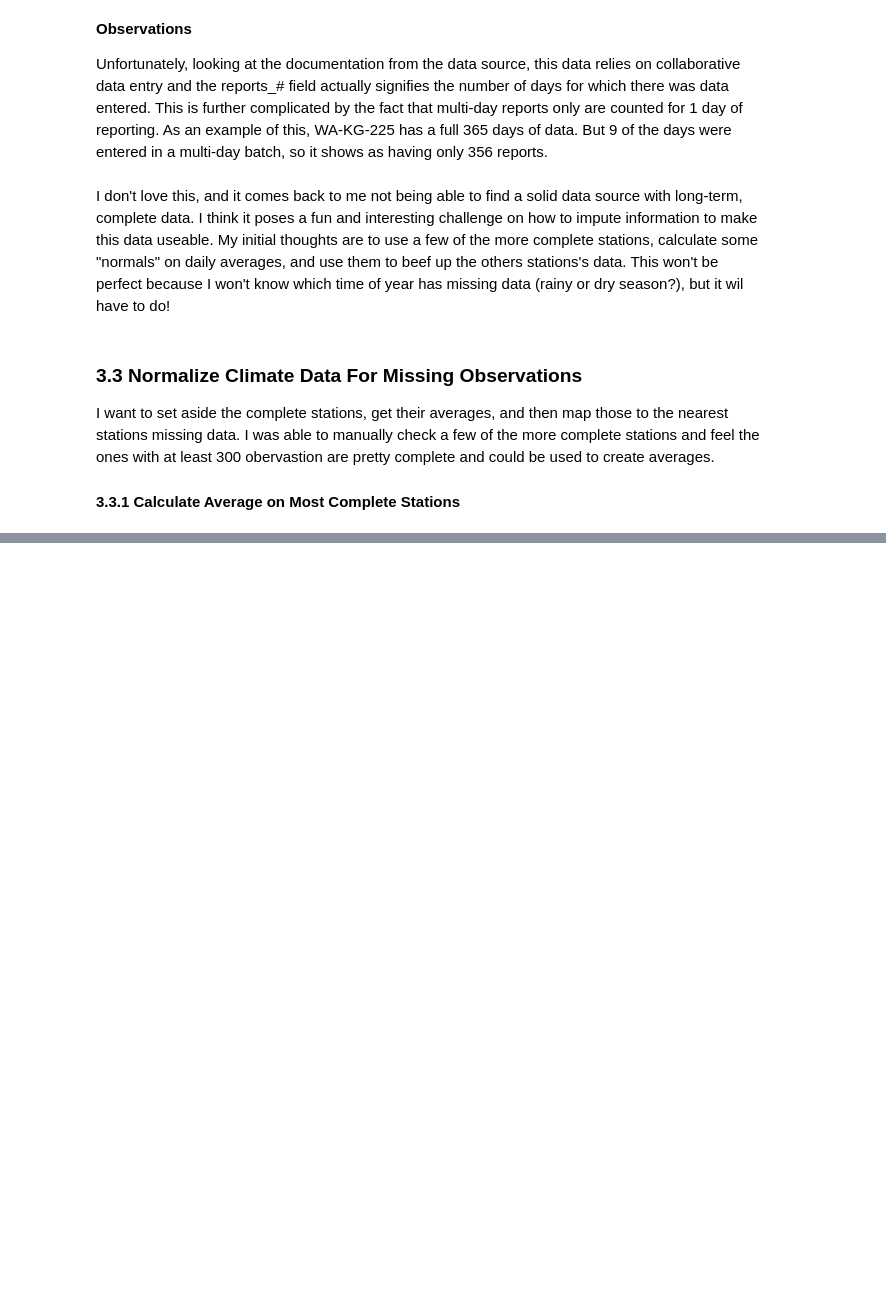
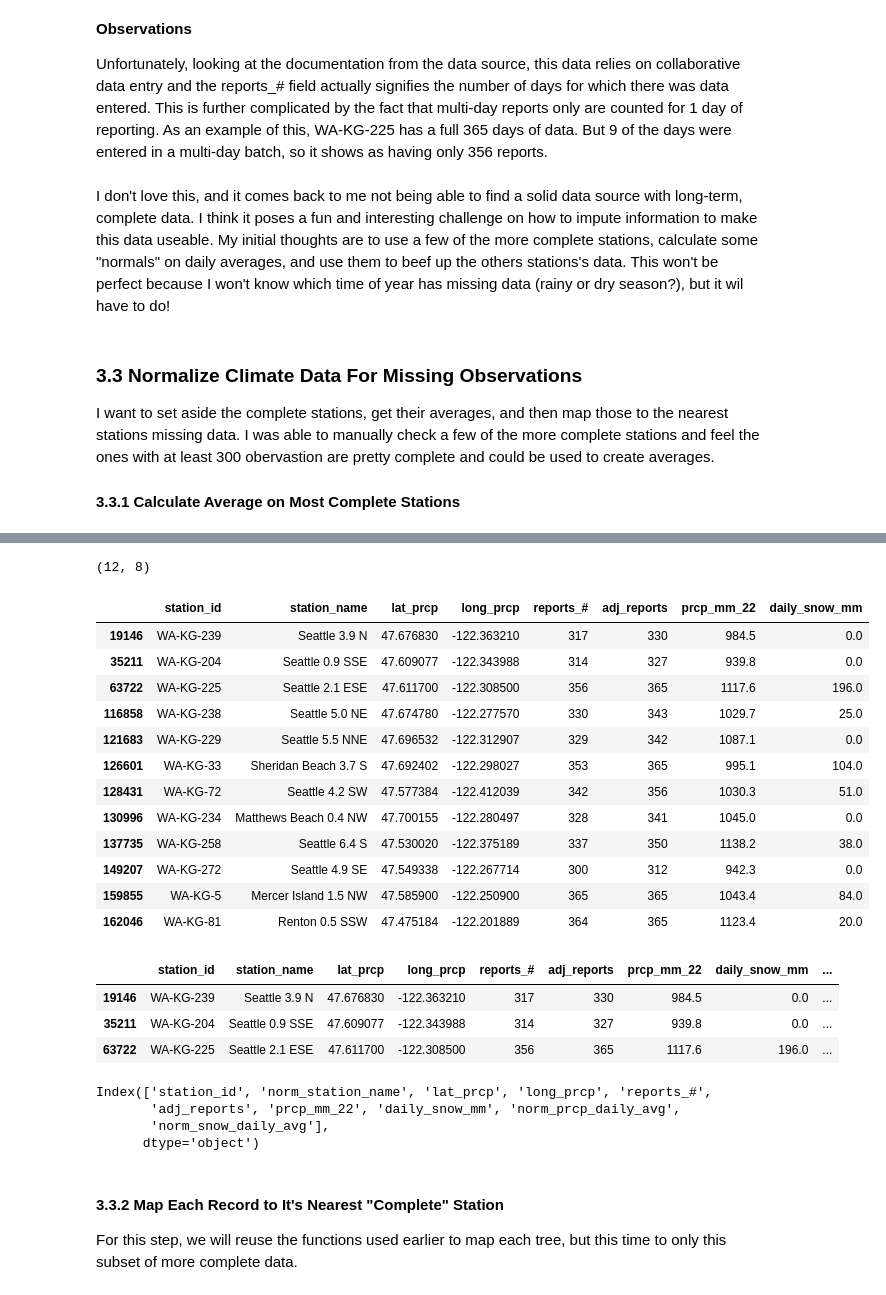
Before and after one commit to BrettlyCD/seattle-trees-project, a Jupyter notebook: notebooks/02_exploratory_data_analysis.ipynb, the cells around one changed output, grey strips where cells are left out. Saved outputs shown, nothing was run; the diff lists cells and outputs as text; code cells hidden in the pictures; blank space fills up the shorter version.

```diff
--- a/notebooks/02_exploratory_data_analysis.ipynb
+++ b/notebooks/02_exploratory_data_analysis.ipynb
@@ -199,21 +199,21 @@ def dist_b_points(lat1, long1, lat2, long2):
     km = 6371* c
     return km
 # %%
-def flag_nearest(lat, long):
+def flag_nearest(lat, long, df2):
     """
     Label the closest weather station using the results of the dist_b_points function.
     I want to research and test this more. It seems weird to me that we specify the fields and df in the function, rather than use dynamic inputs.
     Credit https://medium.com/analytics-vidhya/finding-nearest-pair-of-latitude-and-longitude-match-using-python-ce50d62af546
     """
-    distances = prcp_22.apply(
+    distances = df2.apply(
         lambda row: dist_b_points(lat, long, row['lat_prcp'], row['long_prcp']), axis = 1)
-    return prcp_22.loc[distances.idxmin(), 'station_id']
+    return df2.loc[distances.idxmin(), 'station_id']
 # %% [markdown]
 ##### 3.1.4 Map the Nearest Station to Each Tree Record
 # %%
 #Using my defined functions to add a field to my trees_data df which will list the ID for the nearest weather station.
 trees_data['nearest_station'] = trees_data.apply(
-    lambda row: flag_nearest(row['lat_trees'], row['long_trees']), axis=1)
+    lambda row: flag_nearest(row['lat_trees'], row['long_trees'],prcp_22), axis=1)
 # %%
 #explore results
 trees_data['nearest_station'].value_counts()
@@ -568,3 +568,14 @@ I don't love this, and it comes back to me not being able to find a solid data s
 I want to set aside the complete stations, get their averages, and then map those to the nearest stations missing data. I was able to manually check a few of the more complete stations and feel the ones with at least 300 obervastion are pretty complete and could be used to create averages.
 
 #### 3.3.1 Calculate Average on Most Complete Stations
+# %%
+#We need to estimate how many reports aren't counted due to having multi-day reporting. We'll assume 4% of days were multi-day reports, so we'll need a conditional statement to add days to the denominator.
+#This 4% is an esimate based on looking at a few of the station's daily details.
+
+trees_climate['adj_reports'] = round(trees_climate['reports_#']*1.04,0).astype(int) #create a field with reports *1.05 for my 5% adj factor
+trees_climate['max_reports'] = 365 #create a field with the max possible days to then choose the proper adjusted days
+trees_climate['adj_reports'] = trees_climate[['adj_reports','max_reports']].min(axis=1) #update adj_reports to be the lessor of 105% adj or 365 max
+trees_climate.drop(columns=['max_reports'],inplace=True) #drop the now unecessary max column
+
+#let's check it out
+trees_climate.head(3)
@@ -571,3 +588,7 @@ I want to set aside the complete stations, get their averages, and then map thos
 # %%
-#subset my earlier 2022 prcp dataframe to only those with 300 observations or more
-prcp_subset = prcp_22[prcp_22['reports_#'] >= 300]
+#subset my earlier 2022 prcp dataframe to only those with 300 observations or more and drop duplicates.
+prcp_subset = trees_climate[trees_climate['reports_#'] >= 300][['station_id','station_name','lat_prcp','long_prcp','reports_#','adj_reports','prcp_mm_22','daily_snow_mm']].drop_duplicates('station_id', keep='first')
+
+prcp_subset.shape
+# %% [output]
+(12, 8)
@@ -576,0 +595,43 @@ prcp_subset = prcp_22[prcp_22['reports_#'] >= 300]
+# %%
+#validate distinct data
+prcp_subset
+# %% [output]
+|  | station_id | station_name | lat_prcp | long_prcp | reports_# | adj_reports | prcp_mm_22 | daily_snow_mm |
+| 19146 | WA-KG-239 | Seattle 3.9 N | 47.676830 | -122.363210 | 317 | 330 | 984.5 | 0.0 |
+| 35211 | WA-KG-204 | Seattle 0.9 SSE | 47.609077 | -122.343988 | 314 | 327 | 939.8 | 0.0 |
+| 63722 | WA-KG-225 | Seattle 2.1 ESE | 47.611700 | -122.308500 | 356 | 365 | 1117.6 | 196.0 |
+| 116858 | WA-KG-238 | Seattle 5.0 NE | 47.674780 | -122.277570 | 330 | 343 | 1029.7 | 25.0 |
+| 121683 | WA-KG-229 | Seattle 5.5 NNE | 47.696532 | -122.312907 | 329 | 342 | 1087.1 | 0.0 |
+| 126601 | WA-KG-33 | Sheridan Beach 3.7 S | 47.692402 | -122.298027 | 353 | 365 | 995.1 | 104.0 |
+| 128431 | WA-KG-72 | Seattle 4.2 SW | 47.577384 | -122.412039 | 342 | 356 | 1030.3 | 51.0 |
+| 130996 | WA-KG-234 | Matthews Beach 0.4 NW | 47.700155 | -122.280497 | 328 | 341 | 1045.0 | 0.0 |
+| 137735 | WA-KG-258 | Seattle 6.4 S | 47.530020 | -122.375189 | 337 | 350 | 1138.2 | 38.0 |
+| 149207 | WA-KG-272 | Seattle 4.9 SE | 47.549338 | -122.267714 | 300 | 312 | 942.3 | 0.0 |
+| 159855 | WA-KG-5 | Mercer Island 1.5 NW | 47.585900 | -122.250900 | 365 | 365 | 1043.4 | 84.0 |
+| 162046 | WA-KG-81 | Renton 0.5 SSW | 47.475184 | -122.201889 | 364 | 365 | 1123.4 | 20.0 |
+# %%
+#Now let's calculate daily averages
+prcp_subset['norm_prcp_daily_avg'] = prcp_subset['prcp_mm_22'] / prcp_subset['adj_reports'] #using 'norm_' to signify these are more normalized numbers
+prcp_subset['norm_snow_daily_avg'] = prcp_subset['daily_snow_mm'] / prcp_subset['adj_reports']#using 'norm_' to signify these are more normalized numbers
+
+prcp_subset.head(3)
+# %% [output]
+|  | station_id | station_name | lat_prcp | long_prcp | reports_# | adj_reports | prcp_mm_22 | daily_snow_mm | ... |
+| 19146 | WA-KG-239 | Seattle 3.9 N | 47.676830 | -122.363210 | 317 | 330 | 984.5 | 0.0 | ... |
+| 35211 | WA-KG-204 | Seattle 0.9 SSE | 47.609077 | -122.343988 | 314 | 327 | 939.8 | 0.0 | ... |
+| 63722 | WA-KG-225 | Seattle 2.1 ESE | 47.611700 | -122.308500 | 356 | 365 | 1117.6 | 196.0 | ... |
+# %%
+#I'll also rename a few columns to make the merge a bit easier to follow, again using the norm_ flag
+prcp_subset.rename(columns = {'station_name':'norm_station_name'}, inplace=True)
+
+#validate
+prcp_subset.columns
+# %% [output]
+Index(['station_id', 'norm_station_name', 'lat_prcp', 'long_prcp', 'reports_#',
+       'adj_reports', 'prcp_mm_22', 'daily_snow_mm', 'norm_prcp_daily_avg',
+       'norm_snow_daily_avg'],
+      dtype='object')
+# %% [markdown]
+#### 3.3.2 Map Each Record to It's Nearest "Complete" Station
+
+For this step, we will reuse the functions used earlier to map each tree, but this time to only this subset of more complete data.
```
Also changed, not shown: parts of 5 cells of this notebook.
